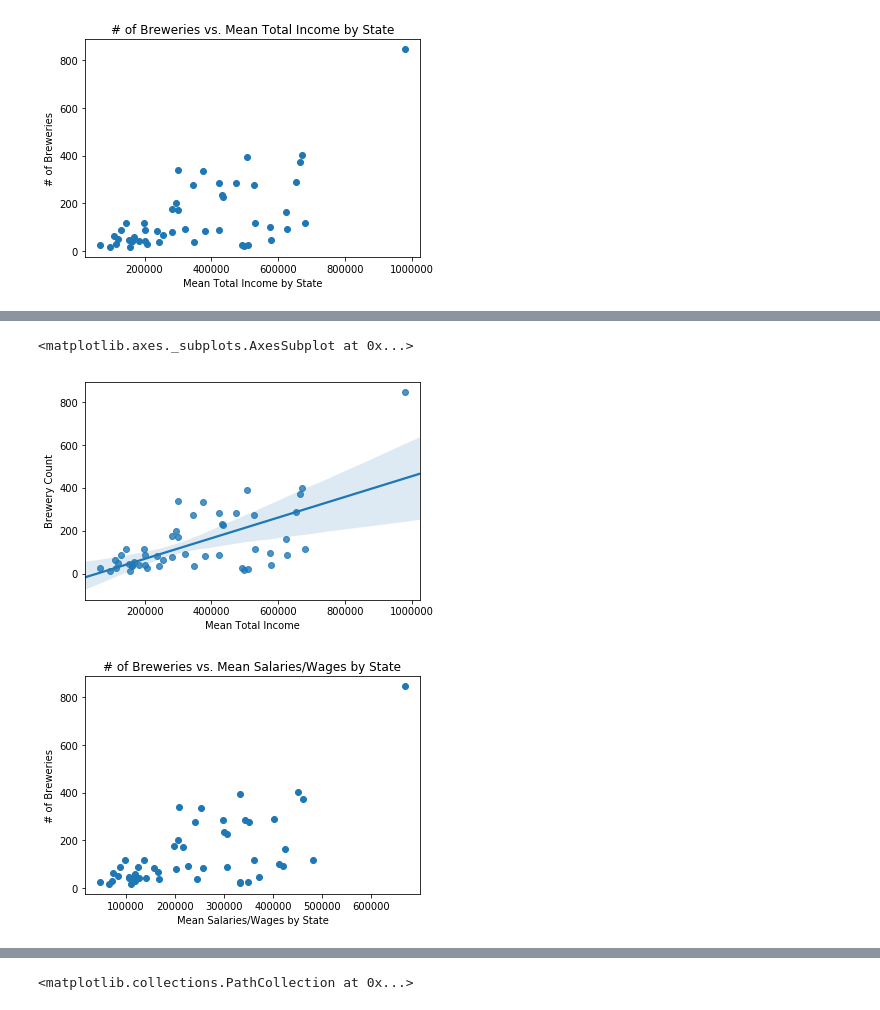
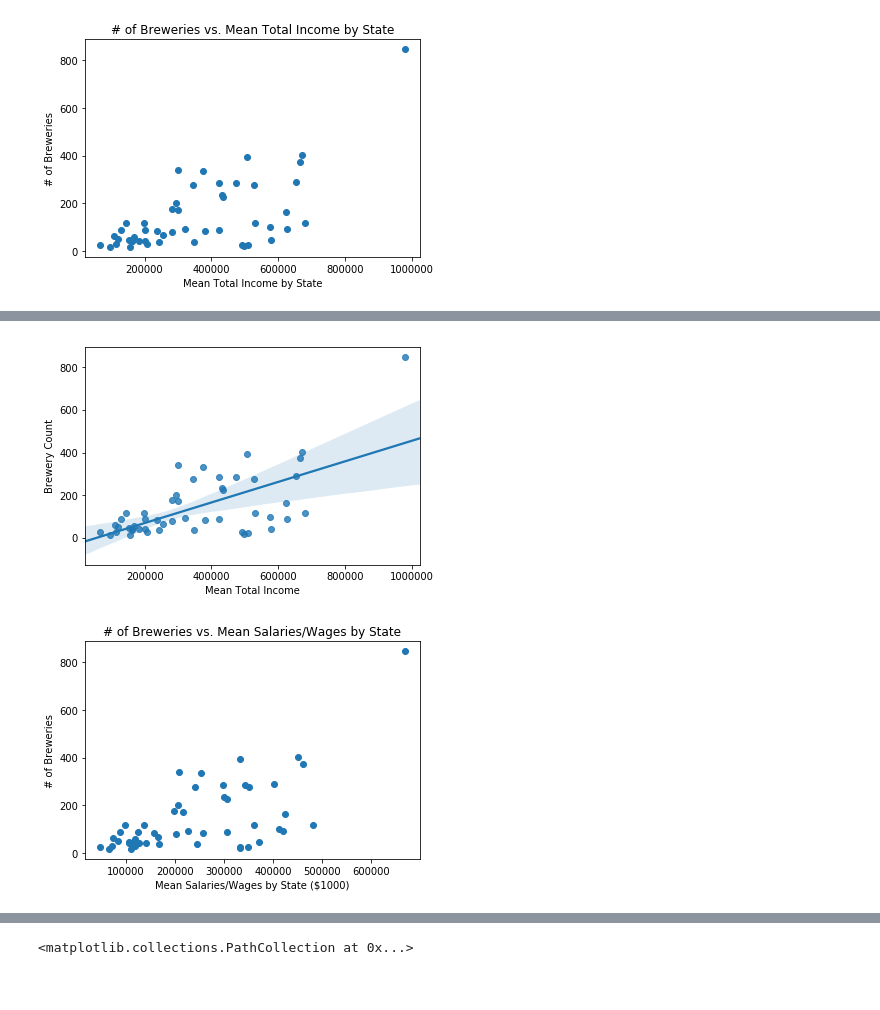
Before and after one commit to sjlapan/Economic_Predictors_of_Brewery_Success, a Jupyter notebook: Brewery_and_Tax_Data_by_State_EDA_LaPan.ipynb, the cells around one changed output, grey strips where cells are left out. Saved outputs shown, nothing was run; the diff lists cells and outputs as text; code cells hidden in the pictures.

```diff
--- a/Brewery_and_Tax_Data_by_State_EDA_LaPan.ipynb
+++ b/Brewery_and_Tax_Data_by_State_EDA_LaPan.ipynb
@@ -213,0 +215,2 @@ plt.show()
+# %%
+state_summary_df.sort_values("Mean Total Income", inplace= True)
@@ -214,20 +220,20 @@ plt.show()
 # %%
 sns.regplot("Mean Total Income", "Brewery Count", data = state_summary_df,scatter = True, fit_reg = True,)
 # http://seaborn.pydata.org/generated/seaborn.regplot.html?highlight=regplot#seaborn.regplot
-
+plt.savefig("images/breweries_mean_income_regression_with_CI.png")
+plt.show()
 # Translucent bands represent the confidence interval for the regression estimate.
 # Estimated using a bootstrap
 # %% [output]
-<matplotlib.axes._subplots.AxesSubplot at 0x...>
 [figure]
 # %%
 plt.scatter(state_summary_df["Mean Salaries and Wages"], state_summary_df["Brewery Count"])
 plt.ylabel("# of Breweries")
-plt.xlabel("Mean Salaries/Wages by State")
+plt.xlabel("Mean Salaries/Wages by State ($1000)")
 plt.title("# of Breweries vs. Mean Salaries/Wages by State")
 plt.show()
 # %% [output]
-[figure, old version]
+[figure, new version]
 # %%
 # Try linregress from stats
 mean_salary = state_summary_df["Mean Salaries and Wages"]
```
Also changed, not shown: parts of 4 cells of this notebook, 4 other files.
